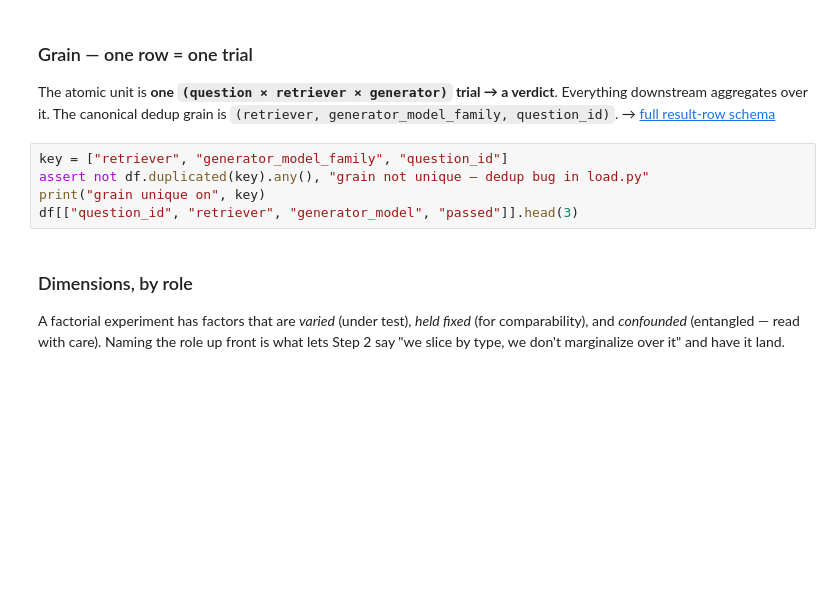
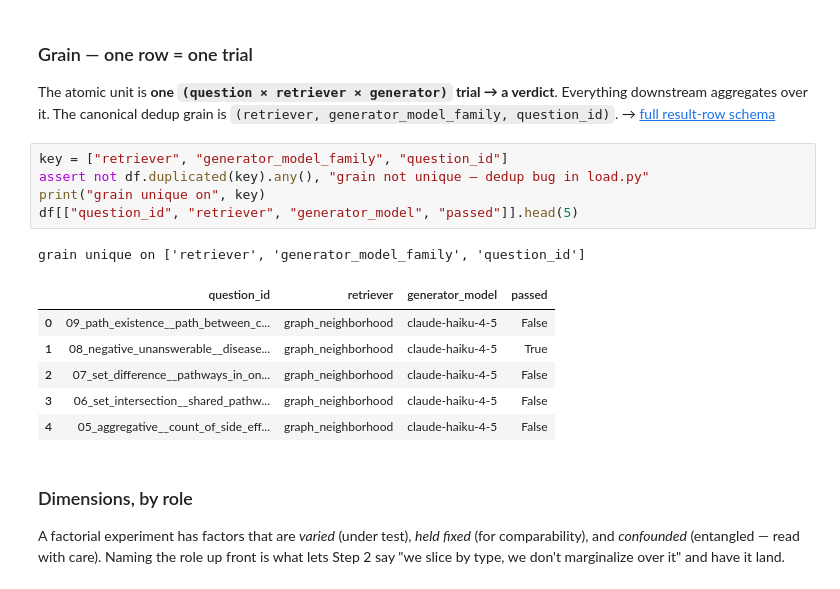
Before and after one commit to joseph-higaki/biomedical-rag-bench, a Jupyter notebook: eval/analysis/explore.ipynb, the cells around one changed output. Saved outputs shown, nothing was run; the diff lists cells and outputs as text; blank space fills up the shorter version.

```diff
--- a/eval/analysis/explore.ipynb
+++ b/eval/analysis/explore.ipynb
@@ -37,8 +39,16 @@ question_id)`. → [full result-row schema](../README.md#result-row-schema)
 # %%
 key = ["retriever", "generator_model_family", "question_id"]
 assert not df.duplicated(key).any(), "grain not unique — dedup bug in load.py"
 print("grain unique on", key)
-df[["question_id", "retriever", "generator_model", "passed"]].head(3)
+df[["question_id", "retriever", "generator_model", "passed"]].head(5)
+# %% [output]
+grain unique on ['retriever', 'generator_model_family', 'question_id']
+|  | question_id | retriever | generator_model | passed |
+| 0 | 09_path_existence__path_between_c... | graph_neighborhood | claude-haiku-4-5 | False |
+| 1 | 08_negative_unanswerable__disease... | graph_neighborhood | claude-haiku-4-5 | True |
+| 2 | 07_set_difference__pathways_in_on... | graph_neighborhood | claude-haiku-4-5 | False |
+| 3 | 06_set_intersection__shared_pathw... | graph_neighborhood | claude-haiku-4-5 | False |
+| 4 | 05_aggregative__count_of_side_eff... | graph_neighborhood | claude-haiku-4-5 | False |
 # %% [markdown]
 ### Dimensions, by role
 
```
Also changed, not shown: parts of 13 cells of this notebook.
